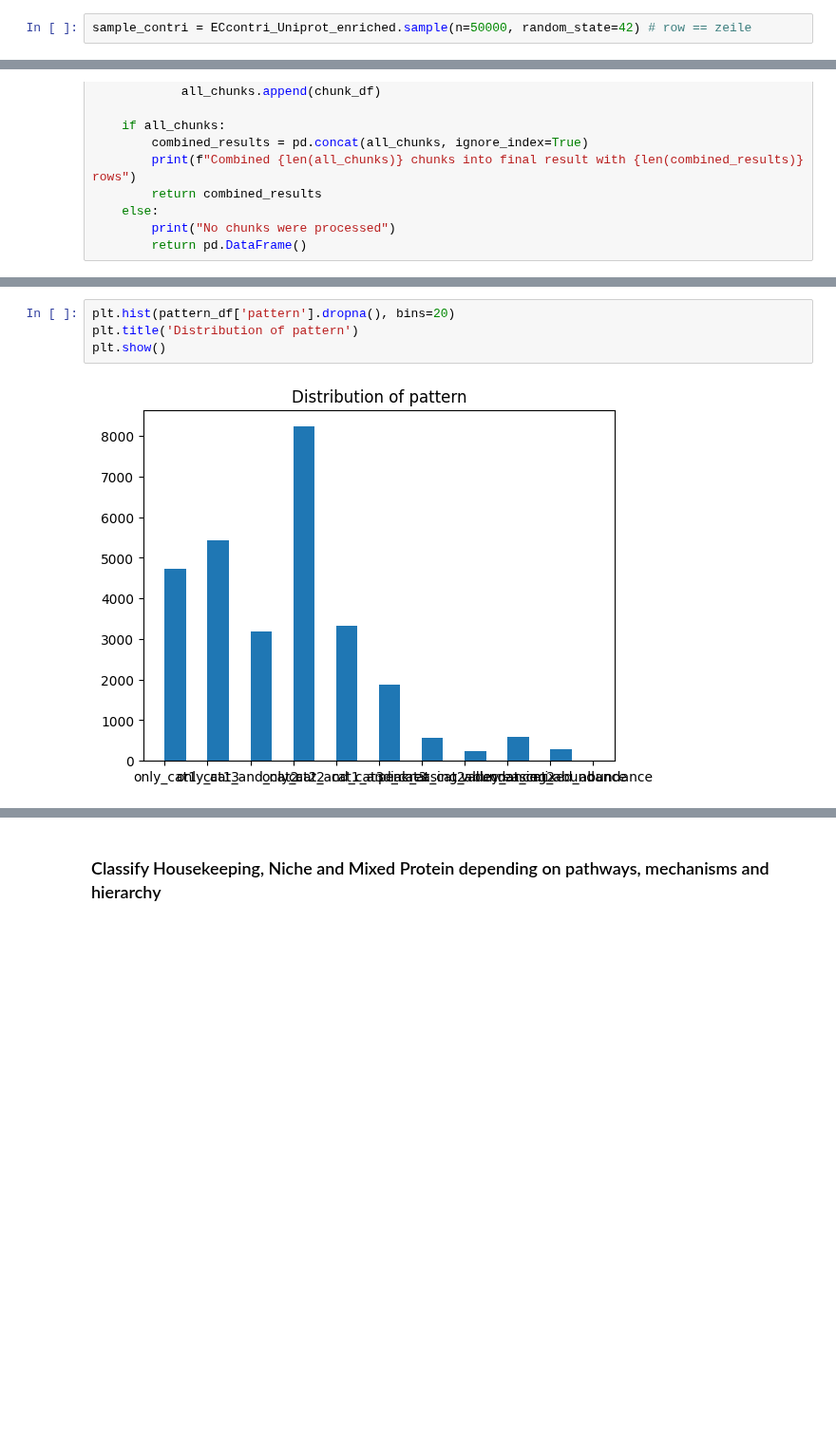
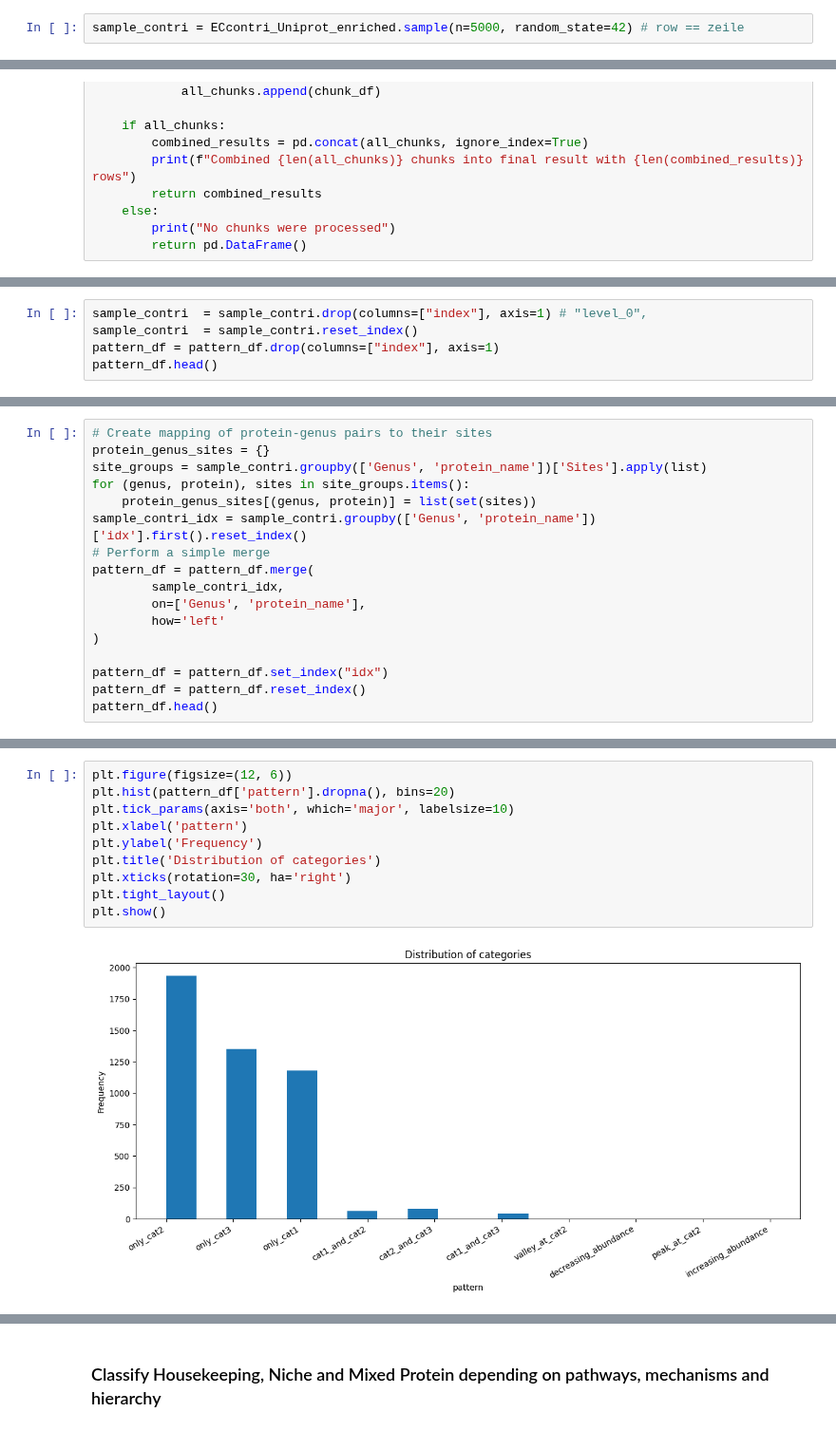
Before and after one commit to MagicAlex238/2_Micro, a Jupyter notebook: 6_picrust_functional.ipynb, the cells around one changed output, grey strips where cells are left out. Shown at 95% size. Drawn from its saved outputs; the diff is of its cells as text; blank space fills up the shorter version.

```diff
--- a/6_picrust_functional.ipynb
+++ b/6_picrust_functional.ipynb
@@ -4464,7 +4496,7 @@ After the initial preparation, the function orchestrates a series of analytical
 The abundance taken is the absolute contribution to abundance (abund_contri) this is because this metric is comparable across samples and reflex the biolofical influence without relativising it. Ultimately the goal is to identiy the most influencial bacteria.
 A separation of the significative inverse relationship is done and elsewhere analysed.
 # %%
-sample_contri = ECcontri_Uniprot_enriched.sample(n=50000, random_state=42) # row == zeile
+sample_contri = ECcontri_Uniprot_enriched.sample(n=5000, random_state=42) # row == zeile
 # %%
 def analyze_corrosion_proteins(eccontri_df, alpha=0.05, balance_genera=False, per_genus_count=10, genus_to_threshold=None):
     """
@@ -5035,0 +5181,5 @@ Combined 1 chunks into final result with 28446 rows
+# %%
+sample_contri  = sample_contri.drop(columns=["index"], axis=1) # "level_0",
+sample_contri  = sample_contri.reset_index()
+pattern_df = pattern_df.drop(columns=["index"], axis=1)
+pattern_df.head()
@@ -5035,0 +5217,17 @@ Combined 1 chunks into final result with 28446 rows
+# %%
+# Create mapping of protein-genus pairs to their sites
+protein_genus_sites = {}
+site_groups = sample_contri.groupby(['Genus', 'protein_name'])['Sites'].apply(list)
+for (genus, protein), sites in site_groups.items():
+    protein_genus_sites[(genus, protein)] = list(set(sites))
+sample_contri_idx = sample_contri.groupby(['Genus', 'protein_name'])['idx'].first().reset_index()
+# Perform a simple merge
+pattern_df = pattern_df.merge(
+        sample_contri_idx,
+        on=['Genus', 'protein_name'],
+        how='left'
+)
+
+pattern_df = pattern_df.set_index("idx")
+pattern_df = pattern_df.reset_index()
+pattern_df.head()
@@ -5036,6 +5252,12 @@ Combined 1 chunks into final result with 28446 rows
 # %%
+plt.figure(figsize=(12, 6))
 plt.hist(pattern_df['pattern'].dropna(), bins=20)
-plt.title('Distribution of pattern')
+plt.tick_params(axis='both', which='major', labelsize=10)
+plt.xlabel('pattern')
+plt.ylabel('Frequency')
+plt.title('Distribution of categories')
+plt.xticks(rotation=30, ha='right')
+plt.tight_layout()
 plt.show()
 # %% [output]
-[figure, old version]
+[figure, new version]
```
Also changed, not shown: parts of 64 cells of this notebook.
